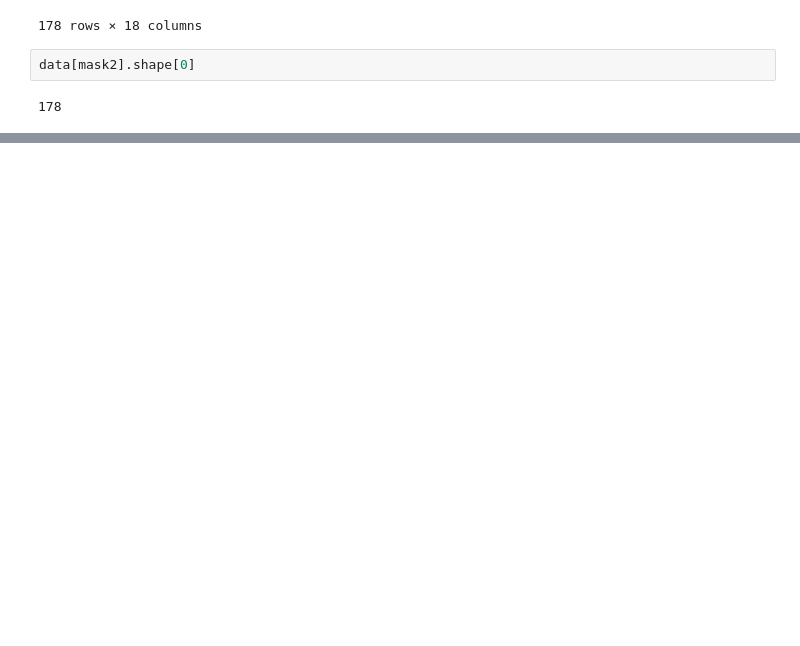
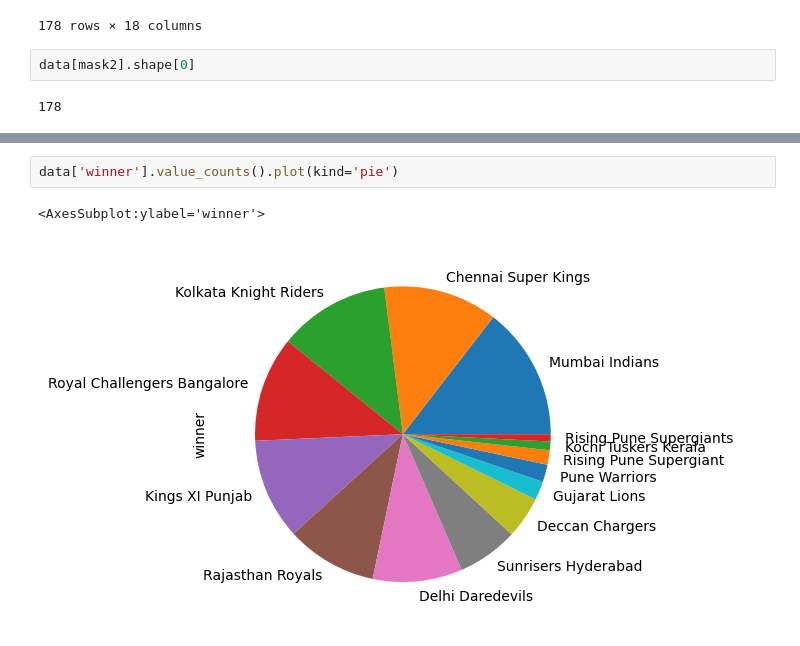
Before and after one commit to ShafikPalla/Project, a Jupyter notebook: Pandas_IPL_dataset.ipynb, the cells around one changed output, grey strips where cells are left out. Cells and saved outputs as stored; diff of their text form; blank space fills up the shorter version.

```diff
--- a/Pandas_IPL_dataset.ipynb
+++ b/Pandas_IPL_dataset.ipynb
@@ -314,0 +366,5 @@ data[mask1 & mask2]
+# %%
+data['winner'].value_counts().plot(kind='pie')
+# %% [output]
+<AxesSubplot:ylabel='winner'>
+[figure, added]
```
Also changed, not shown: parts of 9 cells of this notebook.
